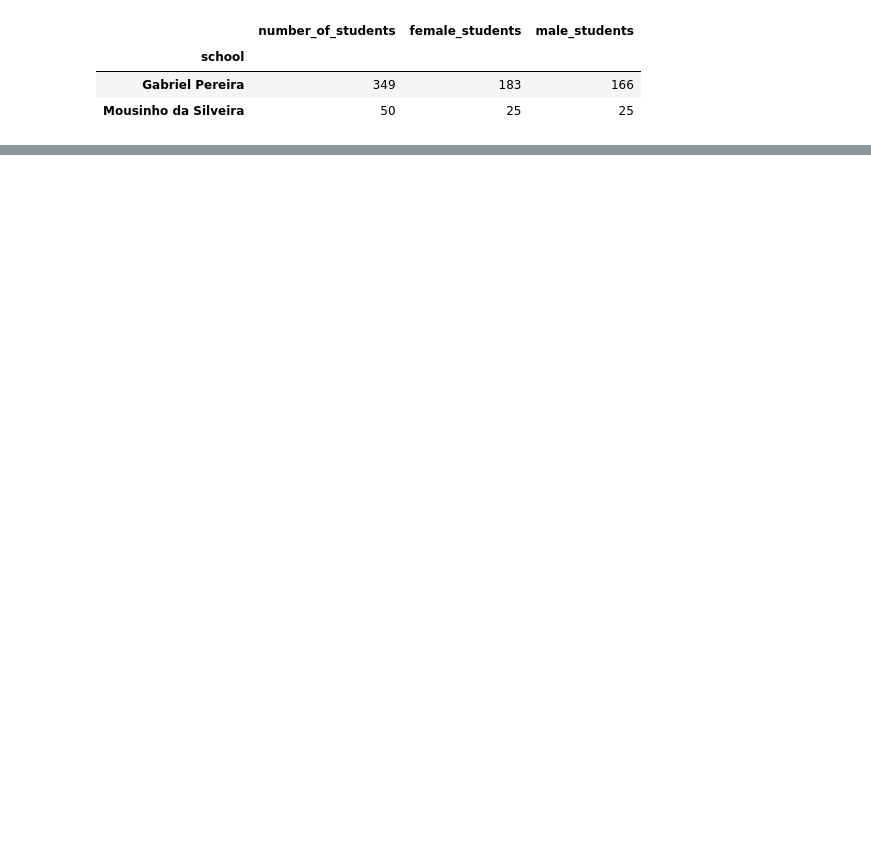
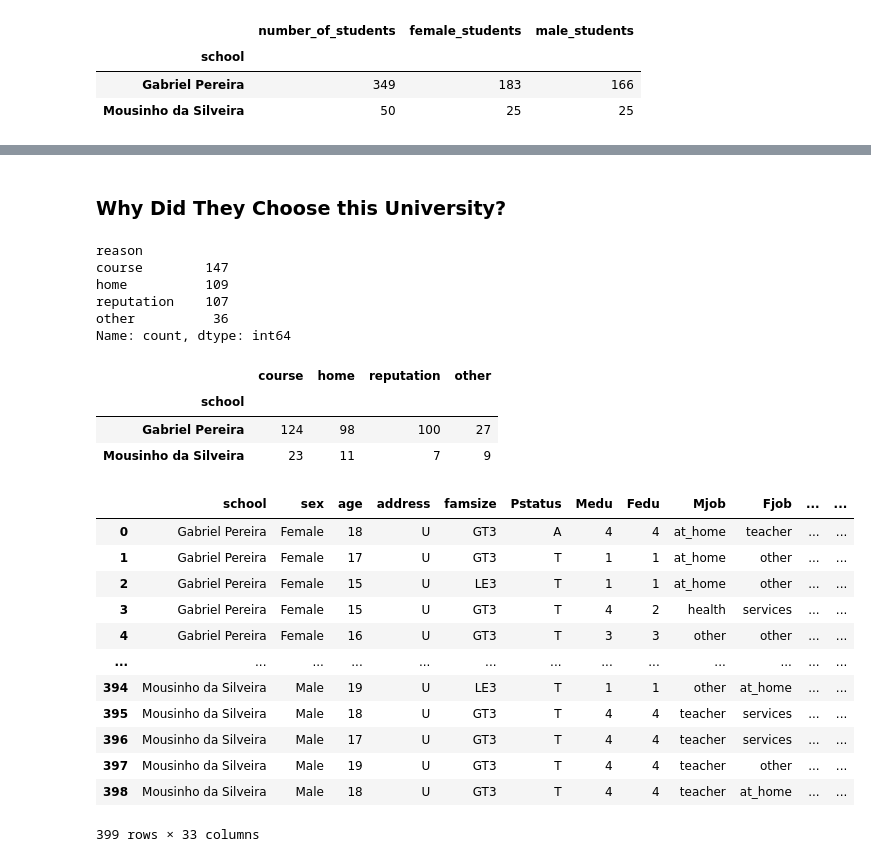
Before and after one commit to smartestnerdfromtown/Data-Analytics-Projects, a Jupyter notebook: Math-Students Performance Data/analysis.ipynb, the cells around one changed output, grey strips where cells are left out. Cells and saved outputs as stored; diff of their text form; code cells hidden in the pictures; blank space fills up the shorter version.

```diff
--- a/Math-Students Performance Data/analysis.ipynb
+++ b/Math-Students Performance Data/analysis.ipynb
@@ -87 +89,28 @@ df
 399 rows × 33 columns
+# %% [markdown]
+### Why Did They Choose this University?
+# %%
+df["reason"].value_counts()
+# %% [output]
+reason
+course        147
+home          109
+reputation    107
+other          36
+Name: count, dtype: int64
+# %%
+(
+    df
+    .groupby(by="school")
+    .agg(
+        course=("reason", lambda reason: (reason == "course").sum()),
+        home=("reason", lambda reason: (reason == "home").sum()),
+        reputation=("reason", lambda reason: (reason == "reputation").sum()),
+        other=("reason", lambda reason: (reason == "other").sum())
+    )
+)
+# %% [output]
+|  | course | home | reputation | other |
+| school |  |  |  |  |
+| Gabriel Pereira | 124 | 98 | 100 | 27 |
+| Mousinho da Silveira | 23 | 11 | 7 | 9 |
@@ -87,0 +169,16 @@ df
+# %%
+df
+# %% [output]
+|  | school | sex | age | address | famsize | Pstatus | Medu | Fedu | Mjob | Fjob | ... | ... |
+| 0 | Gabriel Pereira | Female | 18 | U | GT3 | A | 4 | 4 | at_home | teacher | ... | ... |
+| 1 | Gabriel Pereira | Female | 17 | U | GT3 | T | 1 | 1 | at_home | other | ... | ... |
+| 2 | Gabriel Pereira | Female | 15 | U | LE3 | T | 1 | 1 | at_home | other | ... | ... |
+| 3 | Gabriel Pereira | Female | 15 | U | GT3 | T | 4 | 2 | health | services | ... | ... |
+| 4 | Gabriel Pereira | Female | 16 | U | GT3 | T | 3 | 3 | other | other | ... | ... |
+| ... | ... | ... | ... | ... | ... | ... | ... | ... | ... | ... | ... | ... |
+| 394 | Mousinho da Silveira | Male | 19 | U | LE3 | T | 1 | 1 | other | at_home | ... | ... |
+| 395 | Mousinho da Silveira | Male | 18 | U | GT3 | T | 4 | 4 | teacher | services | ... | ... |
+| 396 | Mousinho da Silveira | Male | 17 | U | GT3 | T | 4 | 4 | teacher | services | ... | ... |
+| 397 | Mousinho da Silveira | Male | 19 | U | GT3 | T | 4 | 4 | teacher | other | ... | ... |
+| 398 | Mousinho da Silveira | Male | 18 | U | GT3 | T | 4 | 4 | teacher | at_home | ... | ... |
+399 rows × 33 columns
```
Also changed, not shown: parts of 4 cells of this notebook.
